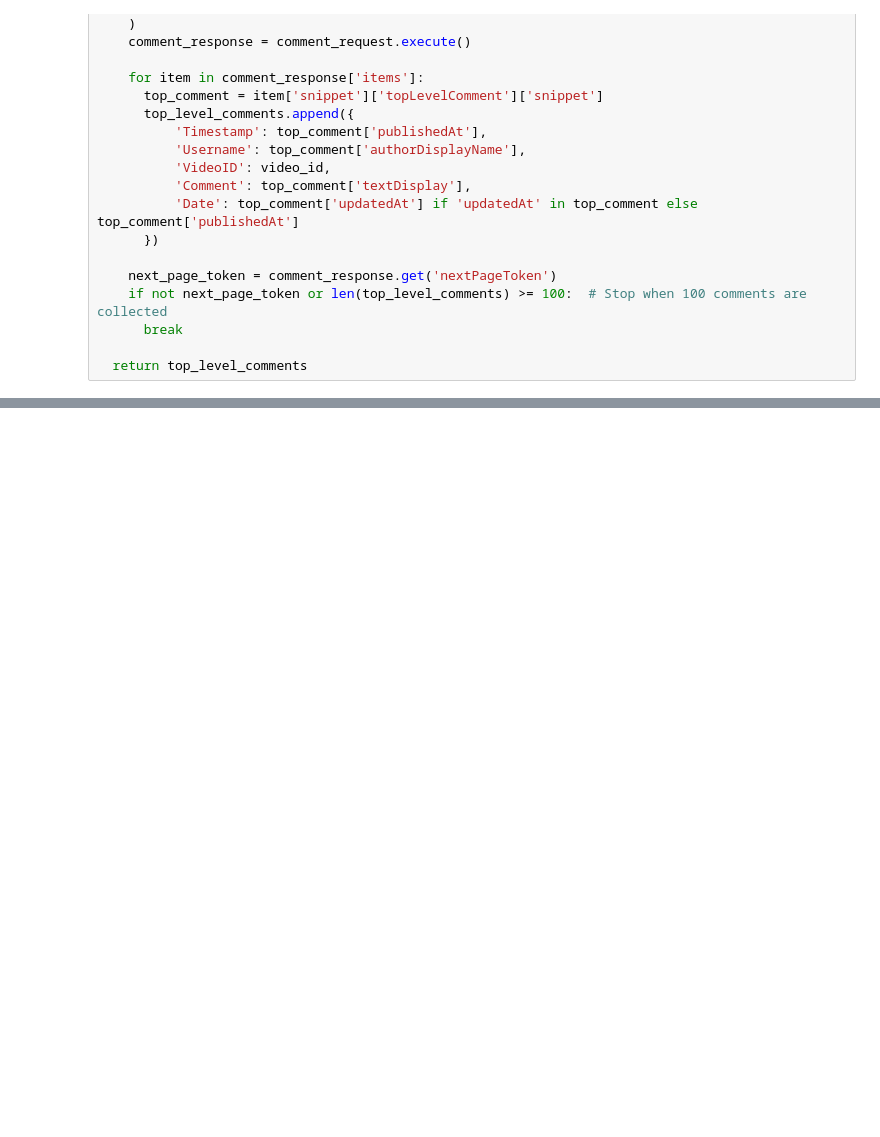
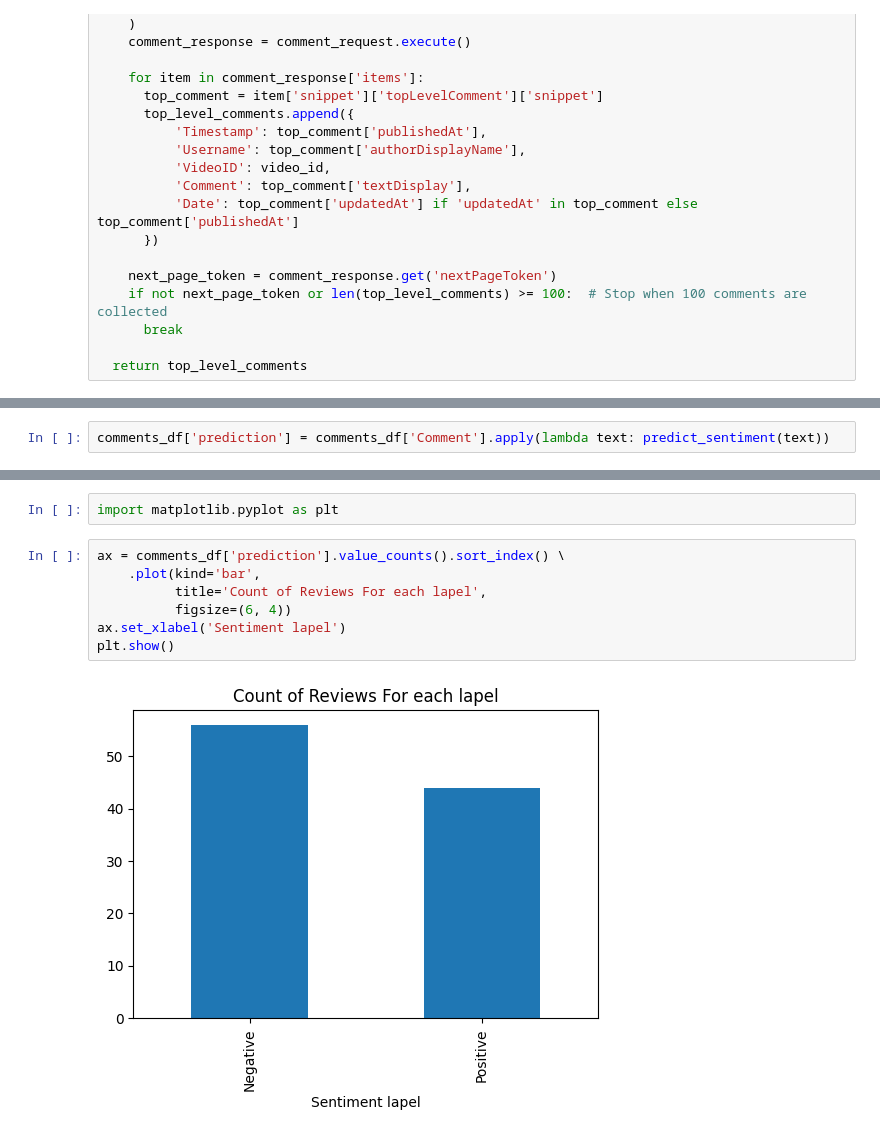
Before and after one commit to M-Mowina/Flask-sentiment-analysis, a Jupyter notebook: Project/test.ipynb, the cells around one changed output, grey strips where cells are left out. Saved outputs shown, nothing was run; the diff lists cells and outputs as text; blank space fills up the shorter version.

```diff
--- a/Project/test.ipynb
+++ b/Project/test.ipynb
@@ -232,0 +198,2 @@ print(comments_df.to_string())  # Print comments as a string (example)
+# %%
+comments_df['prediction'] = comments_df['Comment'].apply(lambda text: predict_sentiment(text))
@@ -232,0 +214,11 @@ print(comments_df.to_string())  # Print comments as a string (example)
+# %%
+import matplotlib.pyplot as plt
+# %%
+ax = comments_df['prediction'].value_counts().sort_index() \
+    .plot(kind='bar',
+          title='Count of Reviews For each lapel',
+          figsize=(6, 4))
+ax.set_xlabel('Sentiment lapel')
+plt.show()
+# %% [output]
+[figure, added]
```
Also changed, not shown: parts of 6 cells of this notebook, 17 other files.
